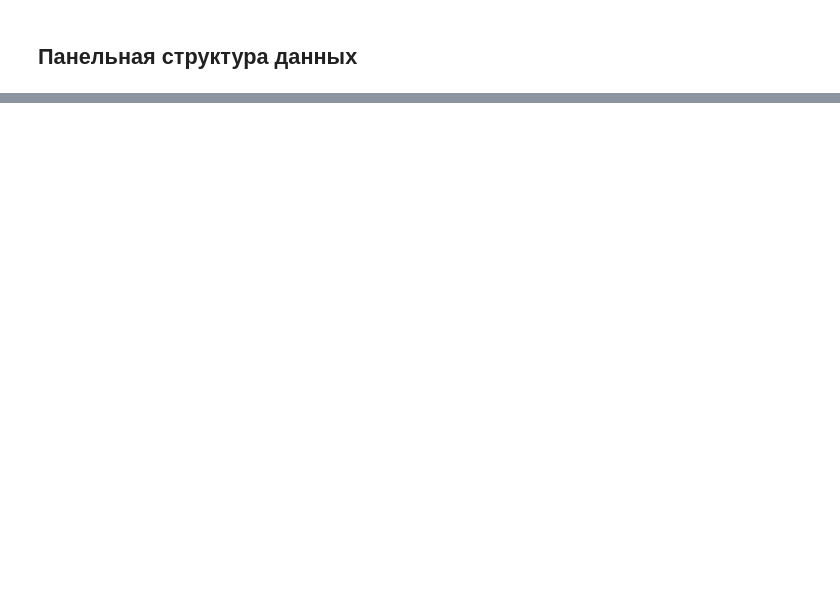
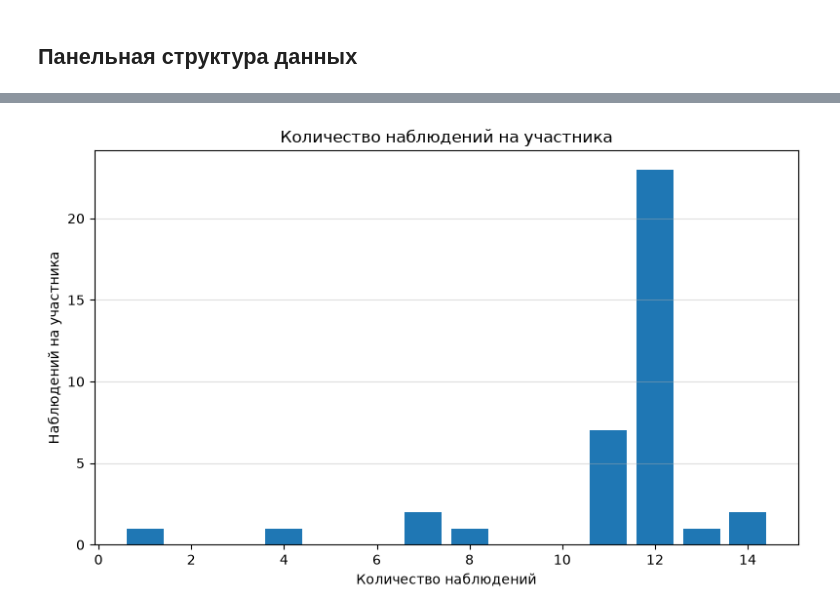
Before and after one commit to EnemyOfDeath7/dream-project, a Jupyter notebook: dream.ipynb, the cells around one changed output, grey strips where cells are left out. Drawn from its saved outputs; the diff is of its cells as text; code cells hidden in the pictures; blank space fills up the shorter version.

Commit message:
v5: Output for general EDA has been added, and the first stage of panel data EDA—formalization of the data structure—has been completed

```diff
--- a/dream.ipynb
+++ b/dream.ipynb
@@ -644,0 +689,5 @@ plt.show()
+# %%
+df = df.sort_values(["participant_id", "date"])
+df["day_number"] = df.groupby(by="participant_id").cumcount() + 1
+
+df[["date", "day_number"]].head(5)
@@ -644,0 +720,3 @@ plt.show()
+# %%
+n_obs = df.groupby("participant_id").size()
+print(f"Количество участников с полным циклом наблюдений: {(n_obs >= 12).sum()}")
@@ -644,0 +727,7 @@ plt.show()
+# %%
+balance_table = pd.DataFrame({
+    "Наблюдений на участника": n_obs.value_counts().sort_index(),
+    "Доля участников, %": (n_obs.value_counts(normalize=True).sort_index() * 100).round(1)
+}).reset_index().rename(columns={"index": "Количество наблюдений"})
+
+balance_table
@@ -644,0 +744,15 @@ plt.show()
+# %%
+fig, ax = plt.subplots(figsize=(8, 5))
+
+ax.bar(balance_table["Количество наблюдений"], balance_table["Наблюдений на участника"])
+
+ax.set_title("Количество наблюдений на участника")
+ax.set_xlabel("Количество наблюдений")
+ax.set_ylabel("Наблюдений на участника")
+
+ax.grid(True, axis="y", alpha=0.4)
+
+plt.tight_layout()
+plt.show()
+# %% [output]
+[figure, added]
```
Also changed, not shown: parts of 18 cells of this notebook, 1 other file.
